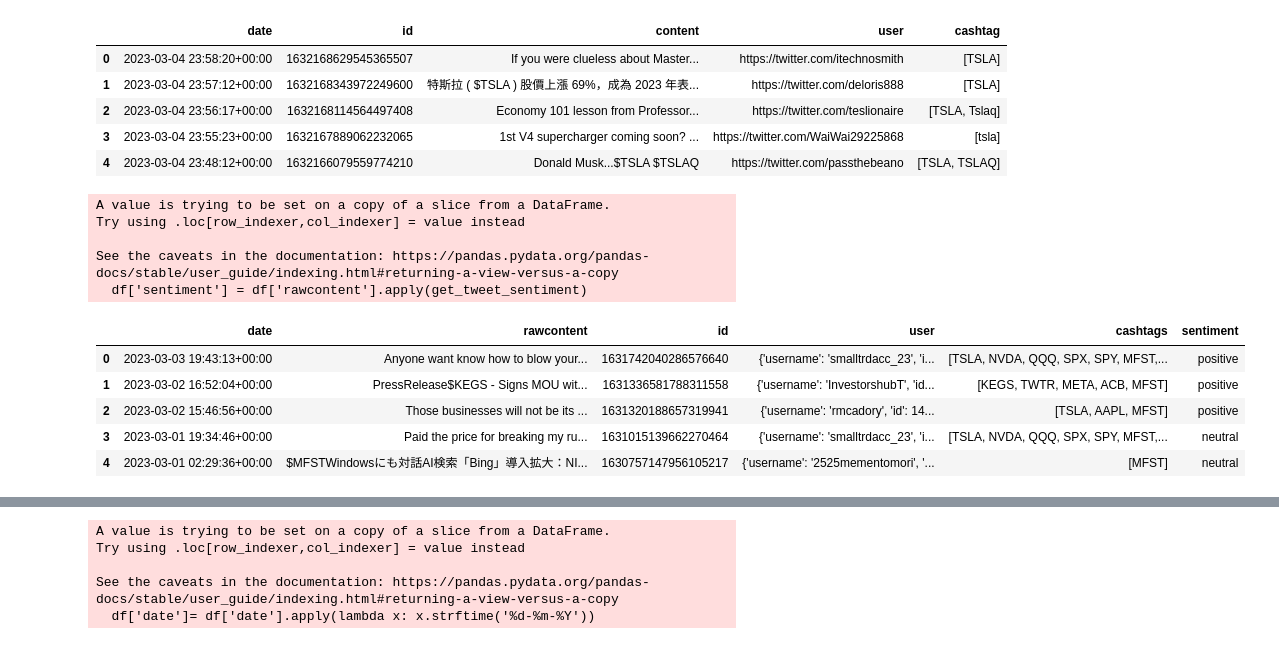
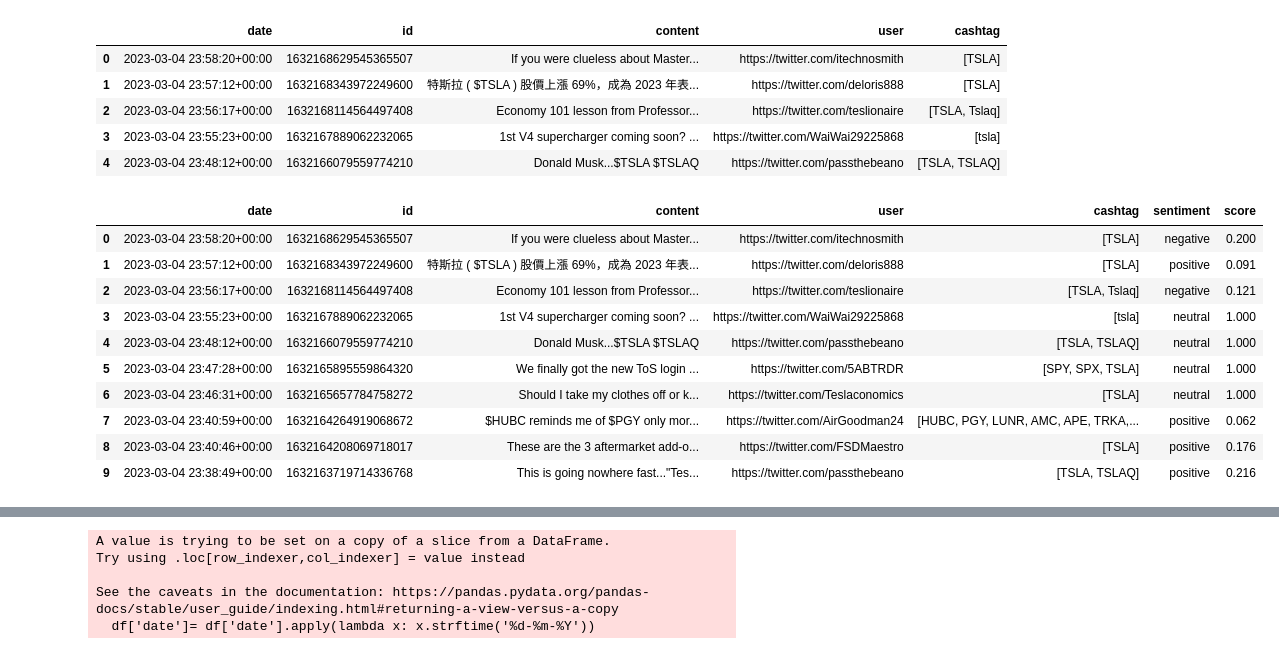
Before and after one commit to ChloeL6/Financial-Sentiment-Analysis, a Jupyter notebook: tweet.ipynb, the cells around one changed output, grey strips where cells are left out. Cells and saved outputs as stored; diff of their text form; code cells hidden in the pictures.

Commit message:
do sentiment analysis with nltk

```diff
--- a/tweet.ipynb
+++ b/tweet.ipynb
@@ -49,7 +55,7 @@ def clean_text(text):
     text = re.sub('@[A-Za-z0–9]+', '', text) #Removing @mentions
     text = re.sub('#', '', text) # Removing '#' hash tag
     text = re.sub('\n', '', text) # Removing \n
-    text = re.sub('$[A-Za-z0–9]', '', text) # #Removing $cashtag
+    text = re.sub('https?:\/\/\S+', '', text) # Removing hyperlink
     return text
 
 #applying this function to Text column of our dataframe
@@ -66,31 +90,36 @@ df.head(5)
 # %%
-def get_tweet_sentiment(tweet):
+def get_tweet_sentiment_score(tweet):
     '''
     Utility function to classify sentiment of passed tweet
-    using textblob's sentiment method
+    using SentimentIntensityAnalyzer's sentiment method
     '''
-    # create TextBlob object of passed tweet text
-    analysis = TextBlob(tweet)
-    # set sentiment
-    if analysis.sentiment.polarity > 0:
-        return 'positive'
-    elif analysis.sentiment.polarity == 0:
-        return 'neutral'
+    # create SentimentIntensityAnalyzer object of passed tweet text
+    # return a dict of results
+    SIA_obj = SentimentIntensityAnalyzer()
+    analysis = SIA_obj.polarity_scores(tweet)
+
+    # decide sentiment as positive, negative and neutral
+    if analysis['neg'] > analysis['pos']:
+        return analysis['neg']
+    elif analysis['neg'] < analysis['pos']:
+        return analysis['pos']
     else:
-        return 'negative'
+        return analysis['neu']
 # %%
-df['sentiment'] = df['rawcontent'].apply(get_tweet_sentiment)
+df['sentiment'] = df['content'].apply(get_tweet_sentiment)
 
-df.head(5)
+df['score'] = df['content'].apply(get_tweet_sentiment_score)
+
+df.head(10)
 # %% [output]
-A value is trying to be set on a copy of a slice from a DataFrame.
-Try using .loc[row_indexer,col_indexer] = value instead
-
-See the caveats in the documentation: https://pandas.pydata.org/pandas-docs/stable/user_guide/indexing.html#returning-a-view-versus-a-copy
-  df['sentiment'] = df['rawcontent'].apply(get_tweet_sentiment)
-|  | date | rawcontent | id | user | cashtags | sentiment |
-| 0 | 2023-03-03 19:43:13+00:00 | Anyone want know how to blow your... | 1631742040286576640 | {'username': 'smalltrdacc_23', 'i... | [TSLA, NVDA, QQQ, SPX, SPY, MFST,... | positive |
-| 1 | 2023-03-02 16:52:04+00:00 | PressRelease$KEGS - Signs MOU wit... | 1631336581788311558 | {'username': 'InvestorshubT', 'id... | [KEGS, TWTR, META, ACB, MFST] | positive |
-| 2 | 2023-03-02 15:46:56+00:00 | Those businesses will not be its ... | 1631320188657319941 | {'username': 'rmcadory', 'id': 14... | [TSLA, AAPL, MFST] | positive |
-| 3 | 2023-03-01 19:34:46+00:00 | Paid the price for breaking my ru... | 1631015139662270464 | {'username': 'smalltrdacc_23', 'i... | [TSLA, NVDA, QQQ, SPX, SPY, MFST,... | neutral |
-| 4 | 2023-03-01 02:29:36+00:00 | $MFSTWindowsにも対話AI検索「Bing」導入拡大：NI... | 1630757147956105217 | {'username': '2525mementomori', '... | [MFST] | neutral |
+|  | date | id | content | user | cashtag | sentiment | score |
+| 0 | 2023-03-04 23:58:20+00:00 | 1632168629545365507 | If you were clueless about Master... | https://twitter.com/itechnosmith | [TSLA] | negative | 0.200 |
+| 1 | 2023-03-04 23:57:12+00:00 | 1632168343972249600 | 特斯拉 ( $TSLA ) 股價上漲 69%，成為 2023 年表... | https://twitter.com/deloris888 | [TSLA] | positive | 0.091 |
+| 2 | 2023-03-04 23:56:17+00:00 | 1632168114564497408 | Economy 101 lesson from Professor... | https://twitter.com/teslionaire | [TSLA, Tslaq] | negative | 0.121 |
+| 3 | 2023-03-04 23:55:23+00:00 | 1632167889062232065 | 1st V4 supercharger coming soon? ... | https://twitter.com/WaiWai29225868 | [tsla] | neutral | 1.000 |
+| 4 | 2023-03-04 23:48:12+00:00 | 1632166079559774210 | Donald Musk...$TSLA $TSLAQ | https://twitter.com/passthebeano | [TSLA, TSLAQ] | neutral | 1.000 |
+| 5 | 2023-03-04 23:47:28+00:00 | 1632165895559864320 | We finally got the new ToS login ... | https://twitter.com/5ABTRDR | [SPY, SPX, TSLA] | neutral | 1.000 |
+| 6 | 2023-03-04 23:46:31+00:00 | 1632165657784758272 | Should I take my clothes off or k... | https://twitter.com/Teslaconomics | [TSLA] | neutral | 1.000 |
+| 7 | 2023-03-04 23:40:59+00:00 | 1632164264919068672 | $HUBC reminds me of $PGY only mor... | https://twitter.com/AirGoodman24 | [HUBC, PGY, LUNR, AMC, APE, TRKA,... | positive | 0.062 |
+| 8 | 2023-03-04 23:40:46+00:00 | 1632164208069718017 | These are the 3 aftermarket add-o... | https://twitter.com/FSDMaestro | [TSLA] | positive | 0.176 |
+| 9 | 2023-03-04 23:38:49+00:00 | 1632163719714336768 | This is going nowhere fast..."Tes... | https://twitter.com/passthebeano | [TSLA, TSLAQ] | positive | 0.216 |
```
Also changed, not shown: parts of 4 cells of this notebook.
